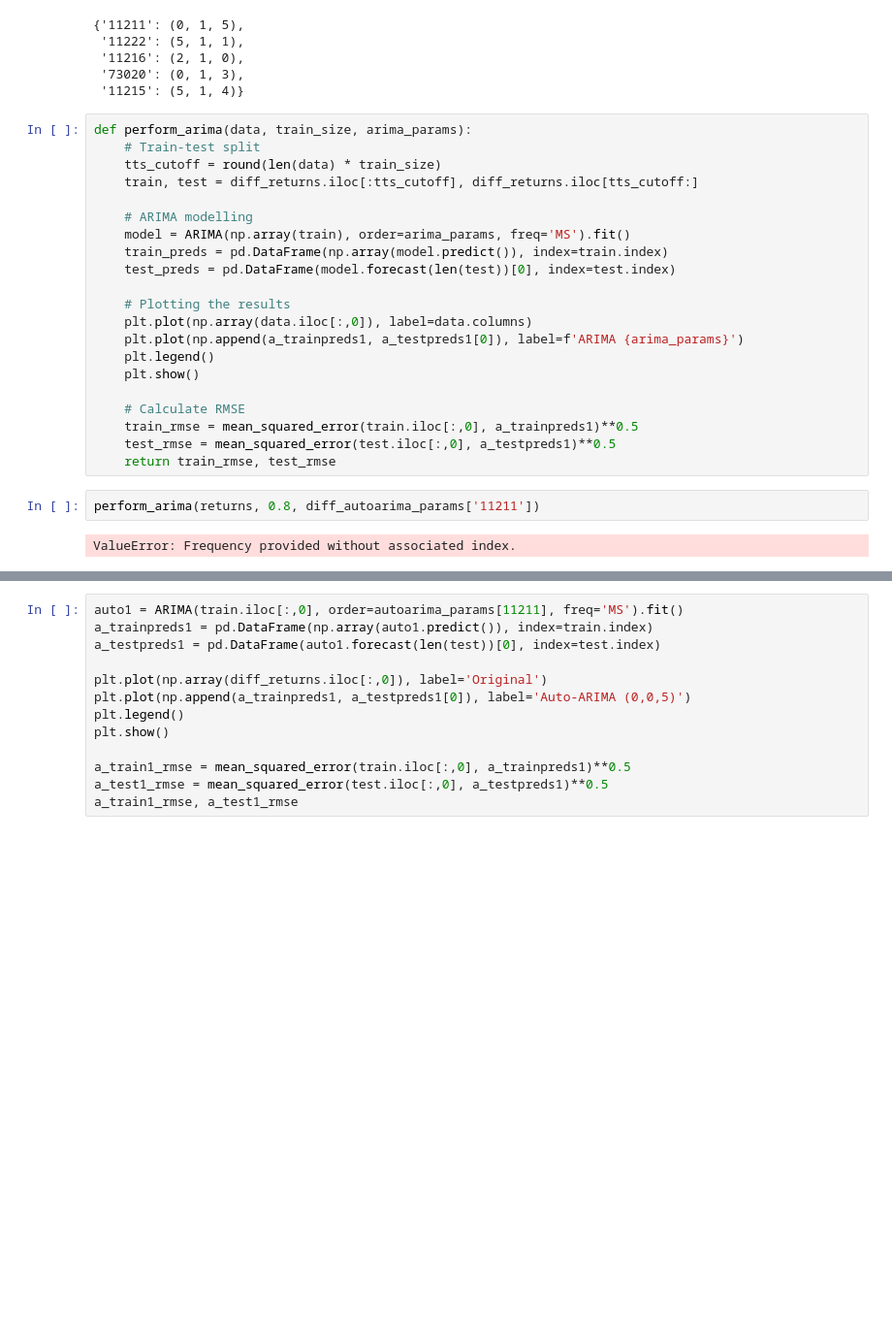
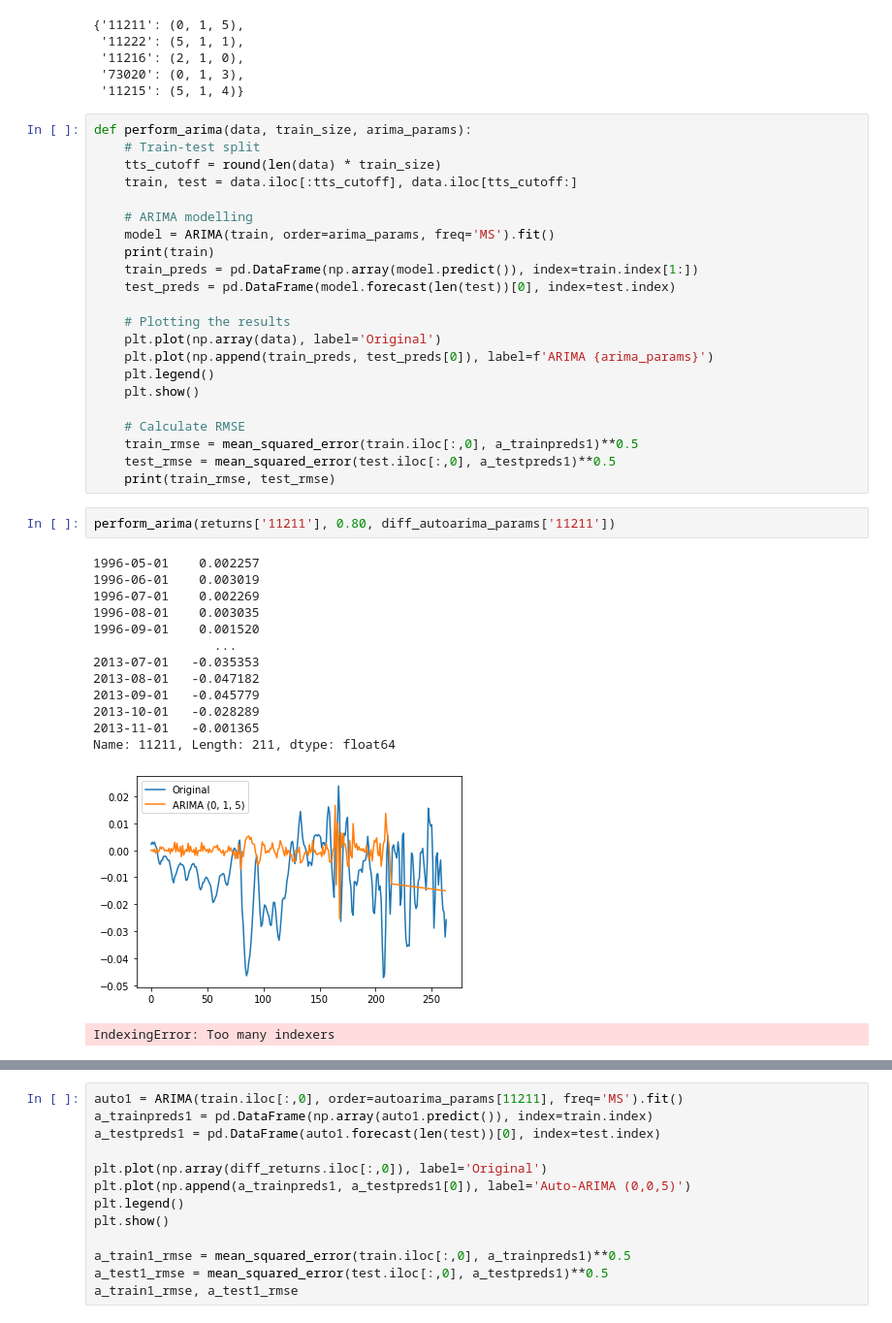
Before and after one commit to tjkim614/zillow_investment_recommendation, a Jupyter notebook: Final Model.ipynb, the cells around one changed output, grey strips where cells are left out. Shown at 97% size. Saved outputs shown, nothing was run; the diff lists cells and outputs as text; blank space fills up the shorter version.

```diff
--- a/Final Model.ipynb
+++ b/Final Model.ipynb
@@ -308,24 +345,38 @@ diff_autoarima_params
 def perform_arima(data, train_size, arima_params):
     # Train-test split
     tts_cutoff = round(len(data) * train_size)
-    train, test = diff_returns.iloc[:tts_cutoff], diff_returns.iloc[tts_cutoff:]
+    train, test = data.iloc[:tts_cutoff], data.iloc[tts_cutoff:]
 
     # ARIMA modelling
-    model = ARIMA(np.array(train), order=arima_params, freq='MS').fit()
-    train_preds = pd.DataFrame(np.array(model.predict()), index=train.index)
+    model = ARIMA(train, order=arima_params, freq='MS').fit()
+    print(train)
+    train_preds = pd.DataFrame(np.array(model.predict()), index=train.index[1:])
     test_preds = pd.DataFrame(model.forecast(len(test))[0], index=test.index)
 
     # Plotting the results
-    plt.plot(np.array(data.iloc[:,0]), label=data.columns)
-    plt.plot(np.append(a_trainpreds1, a_testpreds1[0]), label=f'ARIMA {arima_params}')
+    plt.plot(np.array(data), label='Original')
+    plt.plot(np.append(train_preds, test_preds[0]), label=f'ARIMA {arima_params}')
     plt.legend()
     plt.show()
 
     # Calculate RMSE
     train_rmse = mean_squared_error(train.iloc[:,0], a_trainpreds1)**0.5
     test_rmse = mean_squared_error(test.iloc[:,0], a_testpreds1)**0.5
-    return train_rmse, test_rmse
+    print(train_rmse, test_rmse)
 # %%
-perform_arima(returns, 0.8, diff_autoarima_params['11211'])
+perform_arima(returns['11211'], 0.80, diff_autoarima_params['11211'])
 # %% [output]
-ValueError: Frequency provided without associated index.
+1996-05-01    0.002257
+1996-06-01    0.003019
+1996-07-01    0.002269
+1996-08-01    0.003035
+1996-09-01    0.001520
+                ...
+2013-07-01   -0.035353
+2013-08-01   -0.047182
+2013-09-01   -0.045779
+2013-10-01   -0.028289
+2013-11-01   -0.001365
+Name: 11211, Length: 211, dtype: float64
+[figure, added]
+IndexingError: Too many indexers
```
Also changed, not shown: parts of 6 cells of this notebook.
